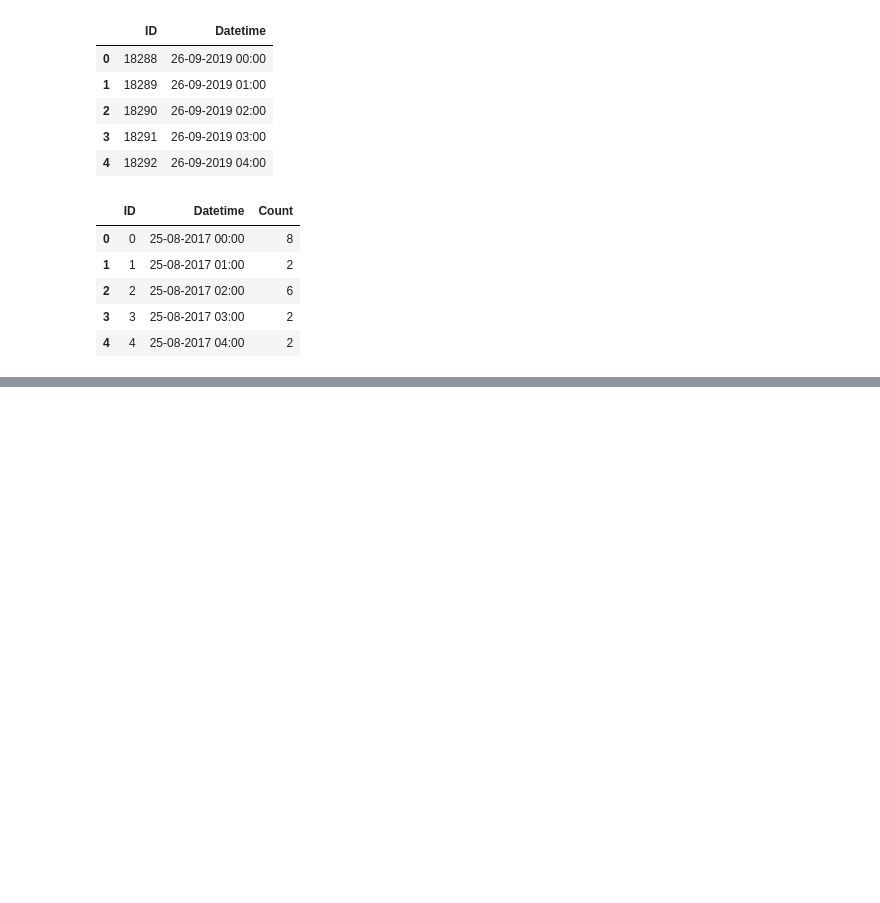
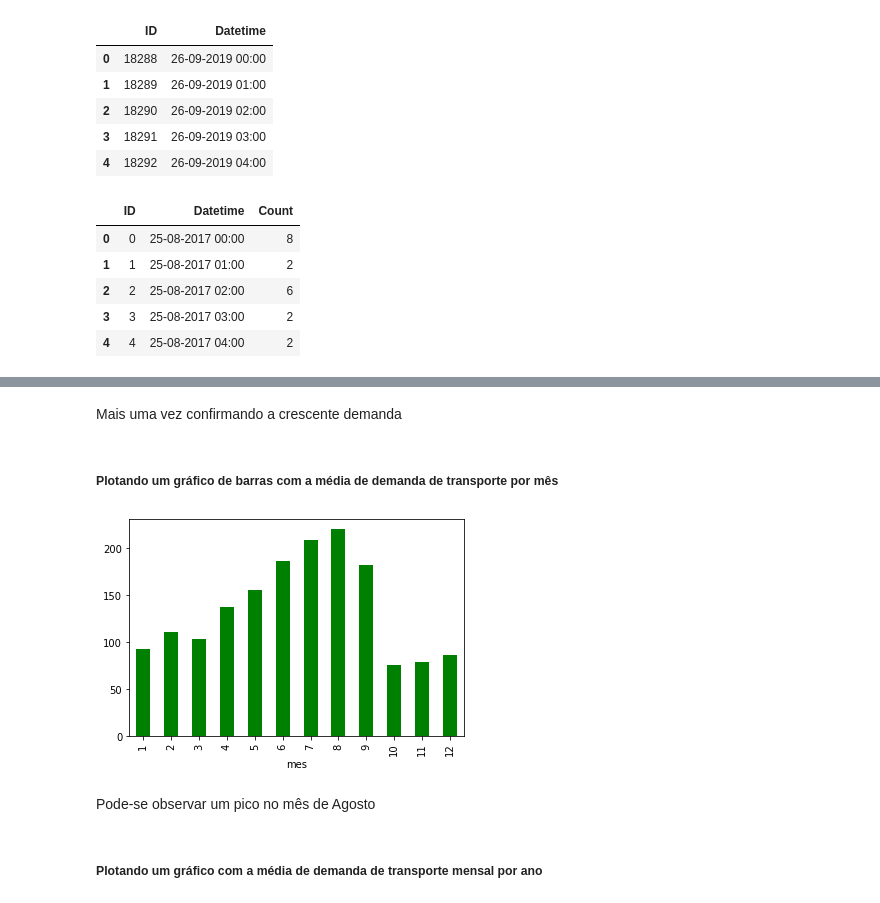
Before and after one commit to RicardoPaganini/HappyMoonVC, a Jupyter notebook: Happy-Moon-VC.ipynb, the cells around one changed output, grey strips where cells are left out. Drawn from its saved outputs; the diff is of its cells as text; code cells hidden in the pictures; blank space fills up the shorter version.

```diff
--- a/Happy-Moon-VC.ipynb
+++ b/Happy-Moon-VC.ipynb
@@ -44,0 +151,12 @@ dados_treino.head()
+# %% [markdown]
+Mais uma vez confirmando a crescente demanda
+# %% [markdown]
+##### Plotando um gráfico de barras com a média de demanda de transporte por mês
+# %%
+df3_treino.groupby('mes')['Count'].mean().plot.bar(color='green');
+# %% [output]
+[figure, added]
+# %% [markdown]
+Pode-se observar um pico no mês de Agosto
+# %% [markdown]
+##### Plotando um gráfico com a média de demanda de transporte mensal por ano
```
Also changed, not shown: parts of 33 cells of this notebook.
